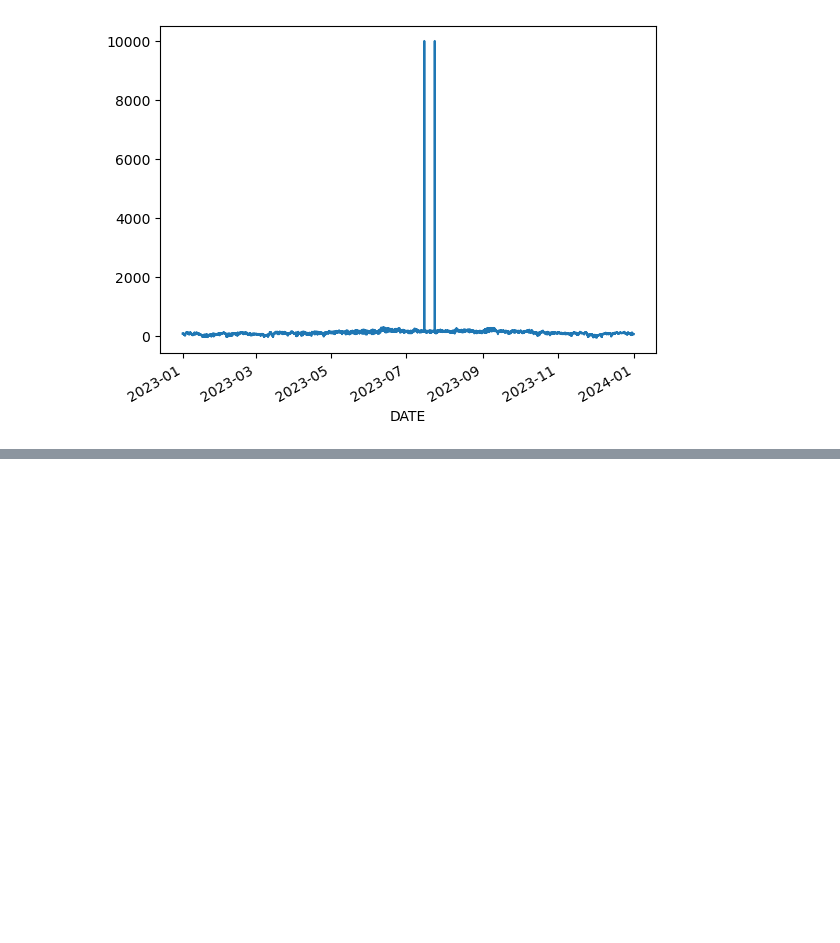
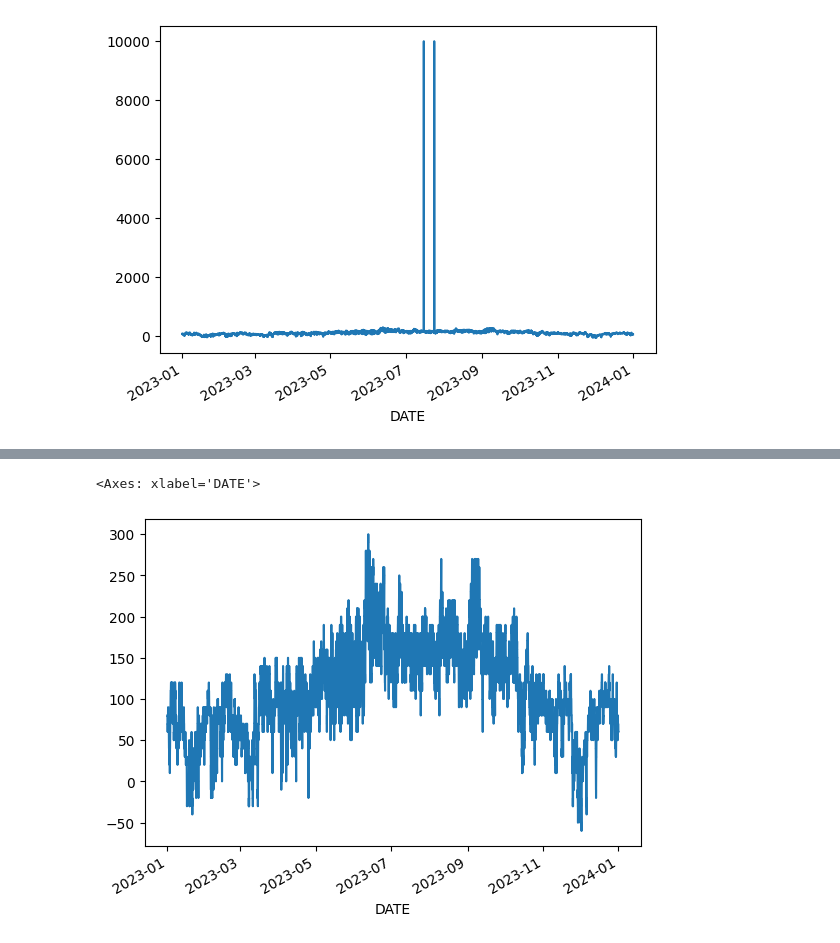
Before and after one commit to JunjieYU-UoM/AutoML_climate_tutorial, a Jupyter notebook: tutorial.ipynb, the cells around one changed output, grey strips where cells are left out. Cells and saved outputs as stored; diff of their text form; code cells hidden in the pictures; blank space fills up the shorter version.

```diff
--- a/tutorial.ipynb
+++ b/tutorial.ipynb
@@ -65,0 +152,6 @@ df['T_filled'] = df['TMP'].apply(lambda x: x if x < 9999 else np.nan).interpolat
+# %%
+# 5 plotting
+df['T_filled'].plot()
+# %% [output]
+<Axes: xlabel='DATE'>
+[figure, added]
```
Also changed, not shown: parts of 59 cells of this notebook, 2 other files.
